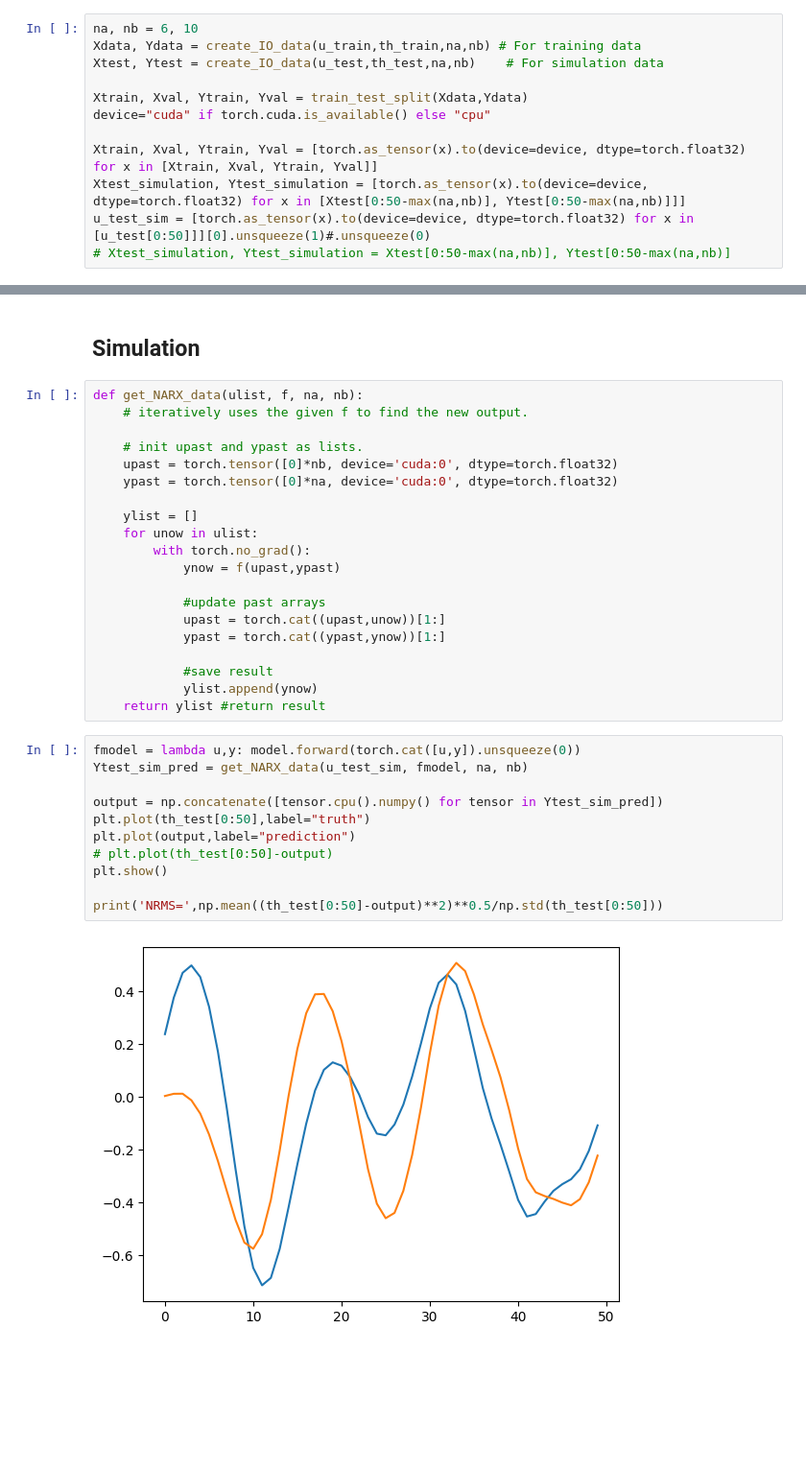
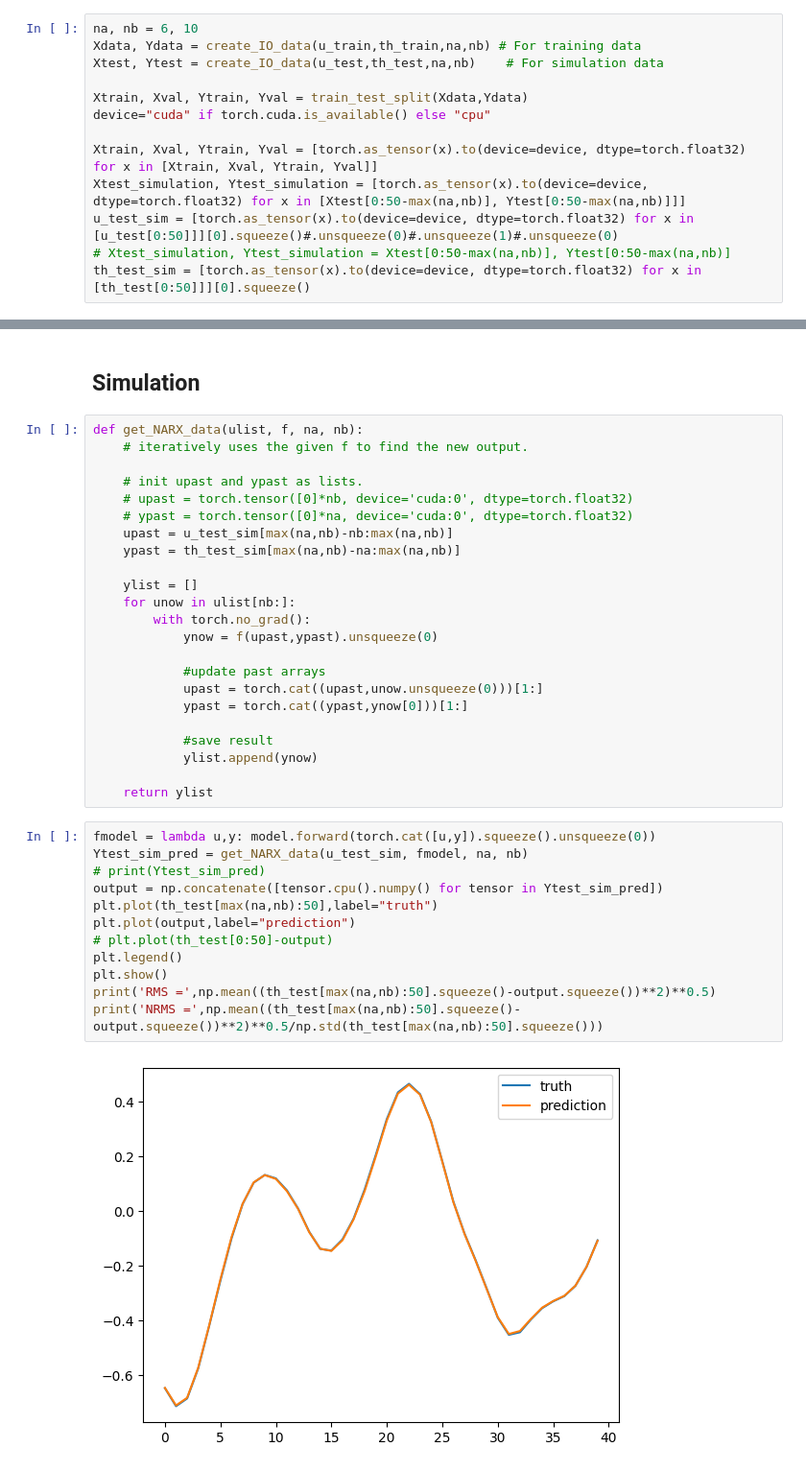
Before and after one commit to Yuanmou1212/gym-unbalanced-disk, a Jupyter notebook: ANN_shallow_ml4sc_simulation.ipynb, the cells around one changed output, grey strips where cells are left out. Shown at 96% size. Saved outputs shown, nothing was run; the diff lists cells and outputs as text; blank space fills up the shorter version.

```diff
--- a/ANN_shallow_ml4sc_simulation.ipynb
+++ b/ANN_shallow_ml4sc_simulation.ipynb
@@ -257,8 +256,9 @@ device="cuda" if torch.cuda.is_available() else "cpu"
 
 Xtrain, Xval, Ytrain, Yval = [torch.as_tensor(x).to(device=device, dtype=torch.float32) for x in [Xtrain, Xval, Ytrain, Yval]]
 Xtest_simulation, Ytest_simulation = [torch.as_tensor(x).to(device=device, dtype=torch.float32) for x in [Xtest[0:50-max(na,nb)], Ytest[0:50-max(na,nb)]]]
-u_test_sim = [torch.as_tensor(x).to(device=device, dtype=torch.float32) for x in [u_test[0:50]]][0].unsqueeze(1)#.unsqueeze(0)
+u_test_sim = [torch.as_tensor(x).to(device=device, dtype=torch.float32) for x in [u_test[0:50]]][0].squeeze()#.unsqueeze(0)#.unsqueeze(1)#.unsqueeze(0)
 # Xtest_simulation, Ytest_simulation = Xtest[0:50-max(na,nb)], Ytest[0:50-max(na,nb)]
+th_test_sim = [torch.as_tensor(x).to(device=device, dtype=torch.float32) for x in [th_test[0:50]]][0].squeeze()
 # %%
 data = {
     "Xtrain": Xtrain,
@@ -316,31 +311,35 @@ def get_NARX_data(ulist, f, na, nb):
     # iteratively uses the given f to find the new output.
 
     # init upast and ypast as lists.
-    upast = torch.tensor([0]*nb, device='cuda:0', dtype=torch.float32)
-    ypast = torch.tensor([0]*na, device='cuda:0', dtype=torch.float32)
+    # upast = torch.tensor([0]*nb, device='cuda:0', dtype=torch.float32)
+    # ypast = torch.tensor([0]*na, device='cuda:0', dtype=torch.float32)
+    upast = u_test_sim[max(na,nb)-nb:max(na,nb)]
+    ypast = th_test_sim[max(na,nb)-na:max(na,nb)]
 
     ylist = []
-    for unow in ulist:
+    for unow in ulist[nb:]:
         with torch.no_grad():
-            ynow = f(upast,ypast)
+            ynow = f(upast,ypast).unsqueeze(0)
 
             #update past arrays
-            upast = torch.cat((upast,unow))[1:]
-            ypast = torch.cat((ypast,ynow))[1:]
+            upast = torch.cat((upast,unow.unsqueeze(0)))[1:]
+            ypast = torch.cat((ypast,ynow[0]))[1:]
 
             #save result
             ylist.append(ynow)
-    return ylist #return result
+
+    return ylist
 # %%
-fmodel = lambda u,y: model.forward(torch.cat([u,y]).unsqueeze(0))
+fmodel = lambda u,y: model.forward(torch.cat([u,y]).squeeze().unsqueeze(0))
 Ytest_sim_pred = get_NARX_data(u_test_sim, fmodel, na, nb)
-
+# print(Ytest_sim_pred)
 output = np.concatenate([tensor.cpu().numpy() for tensor in Ytest_sim_pred])
-plt.plot(th_test[0:50],label="truth")
+plt.plot(th_test[max(na,nb):50],label="truth")
 plt.plot(output,label="prediction")
 # plt.plot(th_test[0:50]-output)
+plt.legend()
 plt.show()
-
-print('NRMS=',np.mean((th_test[0:50]-output)**2)**0.5/np.std(th_test[0:50]))
+print('RMS =',np.mean((th_test[max(na,nb):50].squeeze()-output.squeeze())**2)**0.5)
+print('NRMS =',np.mean((th_test[max(na,nb):50].squeeze()-output.squeeze())**2)**0.5/np.std(th_test[max(na,nb):50].squeeze()))
 # %% [output]
-[figure, old version]
+[figure, new version]
```
Also changed, not shown: parts of 5 cells of this notebook.
